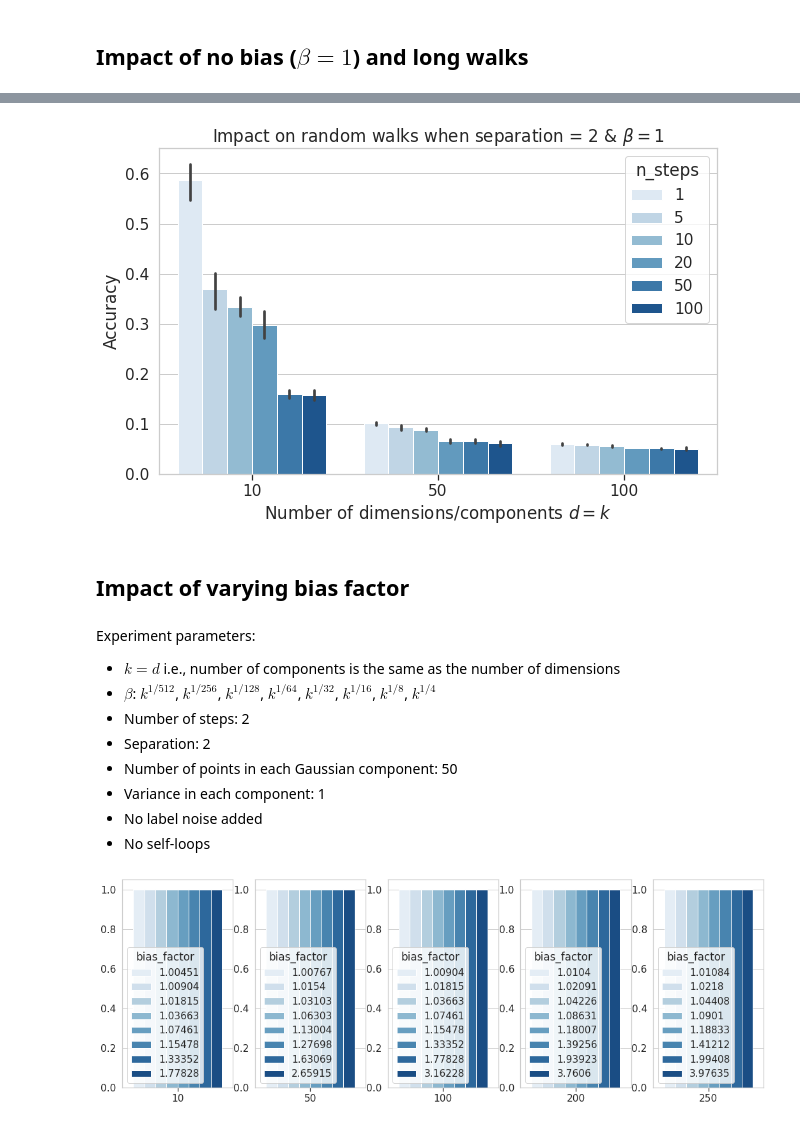
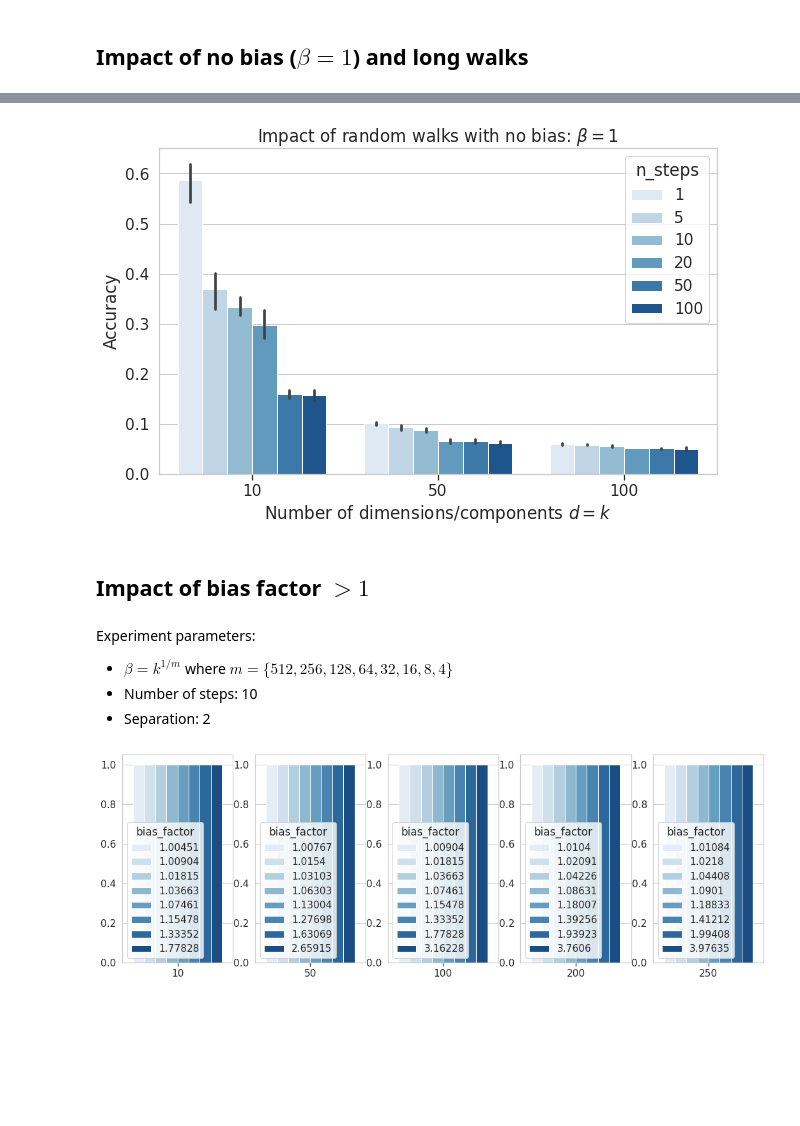
Before and after one commit to sheikhomar/mixture-learning, a Jupyter notebook: notebooks/03-initial-results.ipynb, the cells around one changed output, grey strips where cells are left out. Cells and saved outputs as stored; diff of their text form; code cells hidden in the pictures; blank space fills up the shorter version.

```diff
--- a/notebooks/03-initial-results.ipynb
+++ b/notebooks/03-initial-results.ipynb
@@ -135,6 +146,6 @@ with sns.plotting_context("notebook", font_scale=1.4):
     ax.tick_params(which="both", bottom=True)
     ax.set_ylabel("Accuracy")
     ax.set_xlabel("Number of dimensions/components $d=k$")
-    ax.set_title(f"Impact of longer random walks (separation = 2)");
+    ax.set_title(f"Impact of long random walks");
     # ax.set_ylim([0, 1])
 # %% [output]
@@ -153,35 +159,30 @@ Experiment parameters:
 # %%
 filter_dim_steps_no_bias_01 = df_data.experiment_name == "dim_steps_no_bias_01"
 df_data_filtered = df_data[filter_dim_steps_no_bias_01].copy()
 df_data_filtered = df_data_filtered.sort_values(["min_distance", "n_dim", "bias_factor", "n_steps"])
 
 with sns.plotting_context("notebook", font_scale=1.4):
     fig, ax = plt.subplots(figsize=(10, 6))
     sns.barplot(
         x="n_dim",y="accuracy_score", hue="n_steps",
         data=df_data_filtered,palette="Blues", ax=ax
     )
     ax.yaxis.grid(True)
     ax.yaxis.set_minor_locator(ticker.LinearLocator(numticks=10))
     ax.tick_params(which="both", bottom=True)
     ax.set_ylabel("Accuracy")
     ax.set_xlabel("Number of dimensions/components $d=k$")
-    ax.set_title(f"Impact on random walks when separation = 2 & $\\beta = 1$");
+    ax.set_title(f"Impact of random walks with no bias: $\\beta = 1$");
     # ax.set_ylim([0, 1])
 # %% [output]
-[figure, old version]
+[figure, new version]
 # %% [markdown]
-## Impact of varying bias factor
+## Impact of bias factor $> 1$
 # %% [markdown]
 Experiment parameters:
-- $k = d$ i.e., number of components is the same as the number of dimensions
-- $\beta$: $k^{1/512}$, $k^{1/256}$, $k^{1/128}$, $k^{1/64}$, $k^{1/32}$, $k^{1/16}$, $k^{1/8}$, $k^{1/4}$
-- Number of steps: 2
+- $\beta = k^{1/m}$ where $m = \{ 512, 256, 128, 64, 32, 16, 8, 4 \}$
+- Number of steps: 10
 - Separation: 2
-- Number of points in each Gaussian component: 50
-- Variance in each component: 1
-- No label noise added
-- No self-loops
 # %%
 with sns.plotting_context("notebook", font_scale=1.4):
     fig, axes = plt.subplots(ncols=5, figsize=(18, 6))
```
Also changed, not shown: parts of 12 cells of this notebook.
